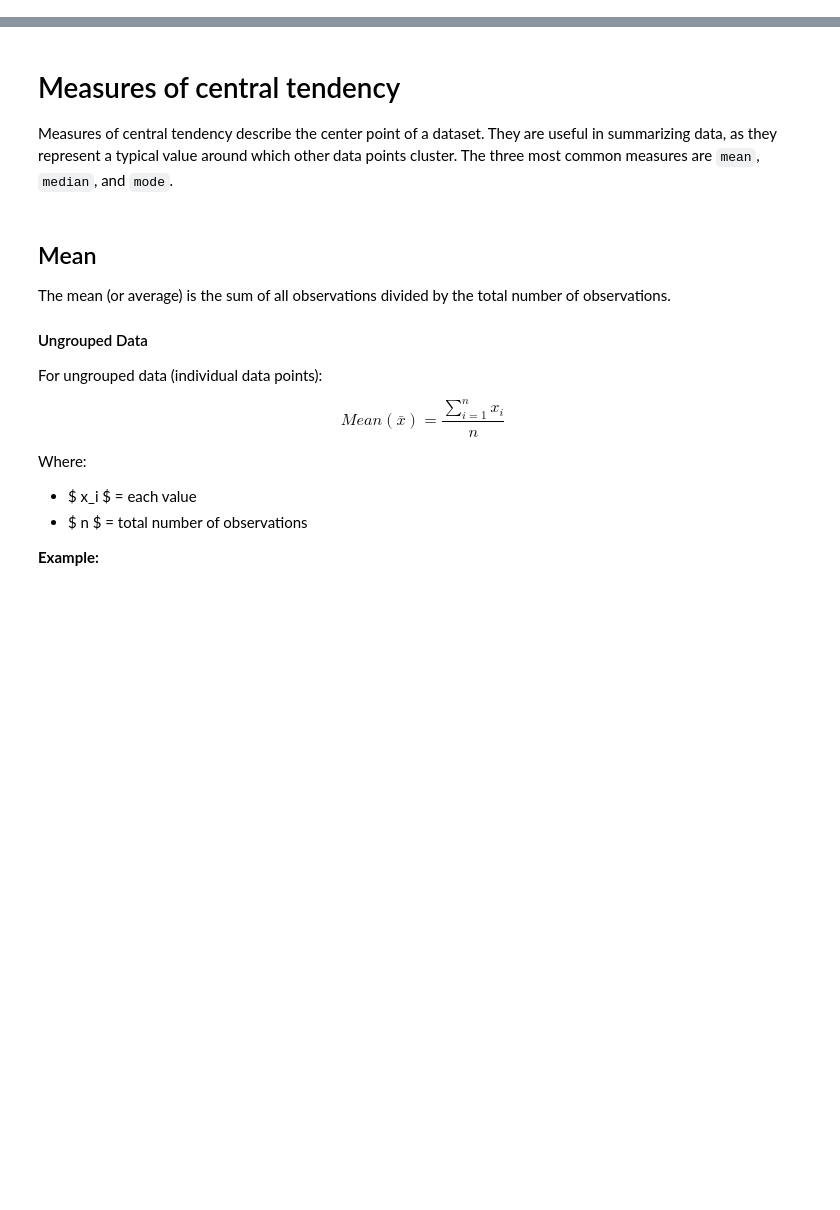
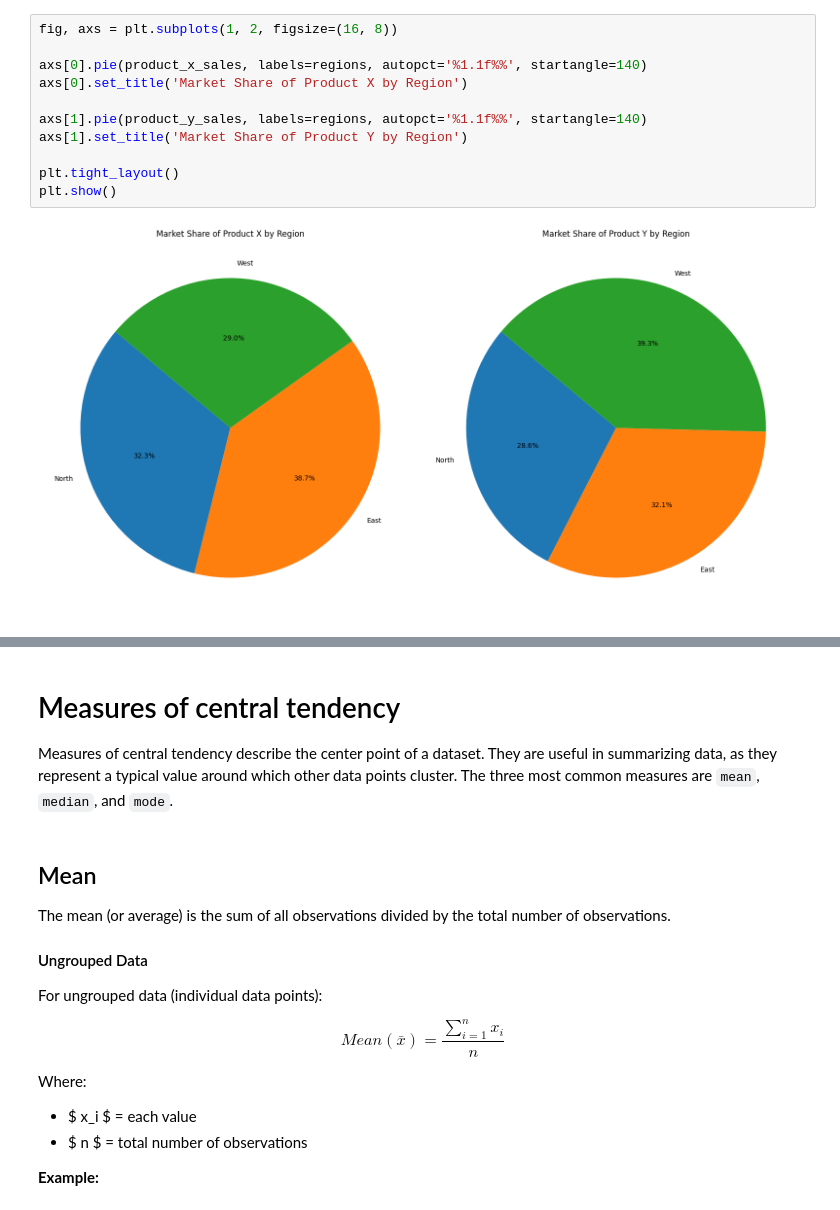
Before and after one commit to imranhasan22/handbook_imran, a Jupyter notebook: ai/Statistics.ipynb, the cells around one changed output, grey strips where cells are left out. Drawn from its saved outputs; the diff is of its cells as text; blank space fills up the shorter version.

```diff
--- a/ai/Statistics.ipynb
+++ b/ai/Statistics.ipynb
@@ -0,0 +81,13 @@
+# %%
+fig, axs = plt.subplots(1, 2, figsize=(16, 8))
+
+axs[0].pie(product_x_sales, labels=regions, autopct='%1.1f%%', startangle=140)
+axs[0].set_title('Market Share of Product X by Region')
+
+axs[1].pie(product_y_sales, labels=regions, autopct='%1.1f%%', startangle=140)
+axs[1].set_title('Market Share of Product Y by Region')
+
+plt.tight_layout()
+plt.show()
+# %% [output]
+[figure, added]
```
Also changed, not shown: parts of 23 cells of this notebook.
